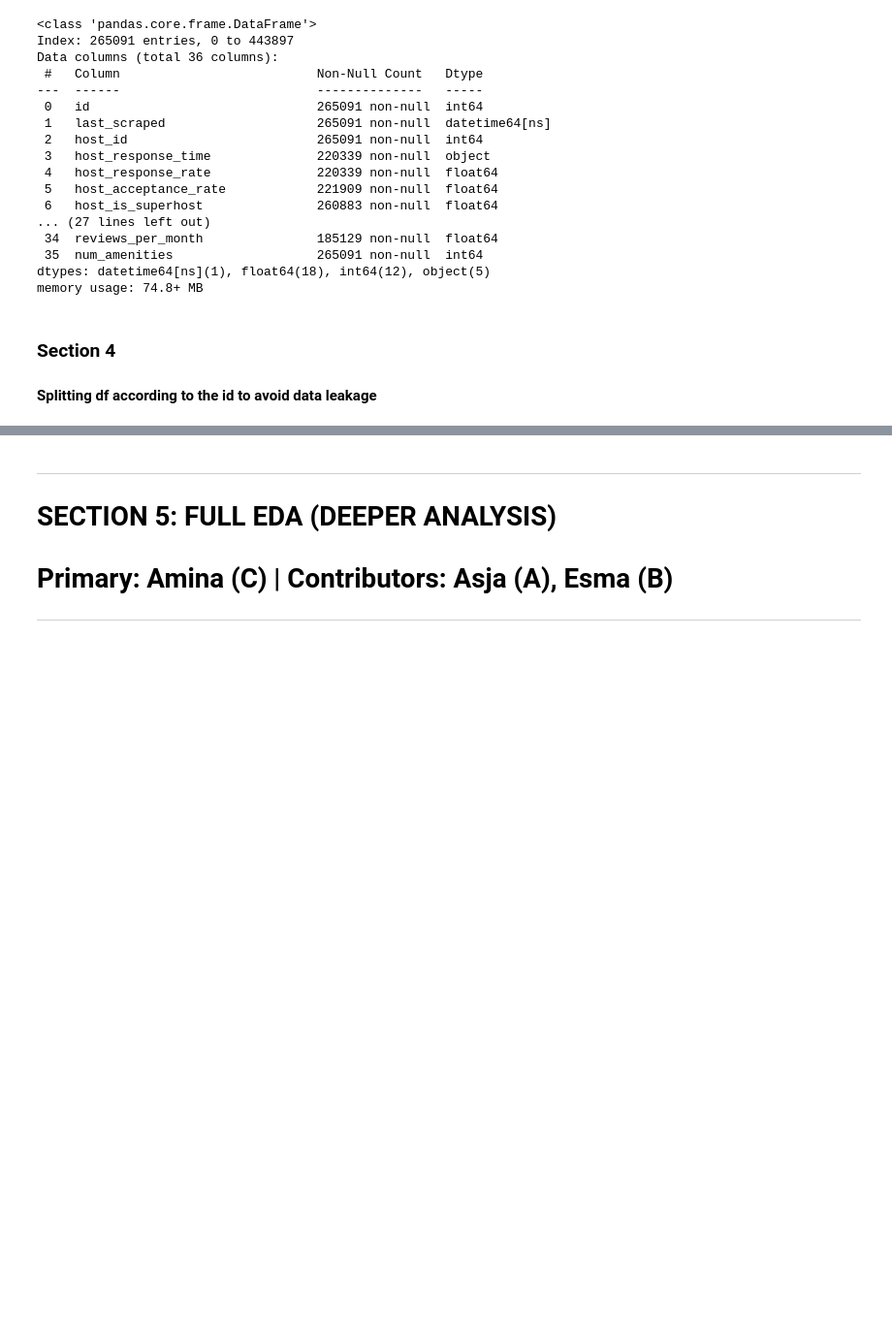
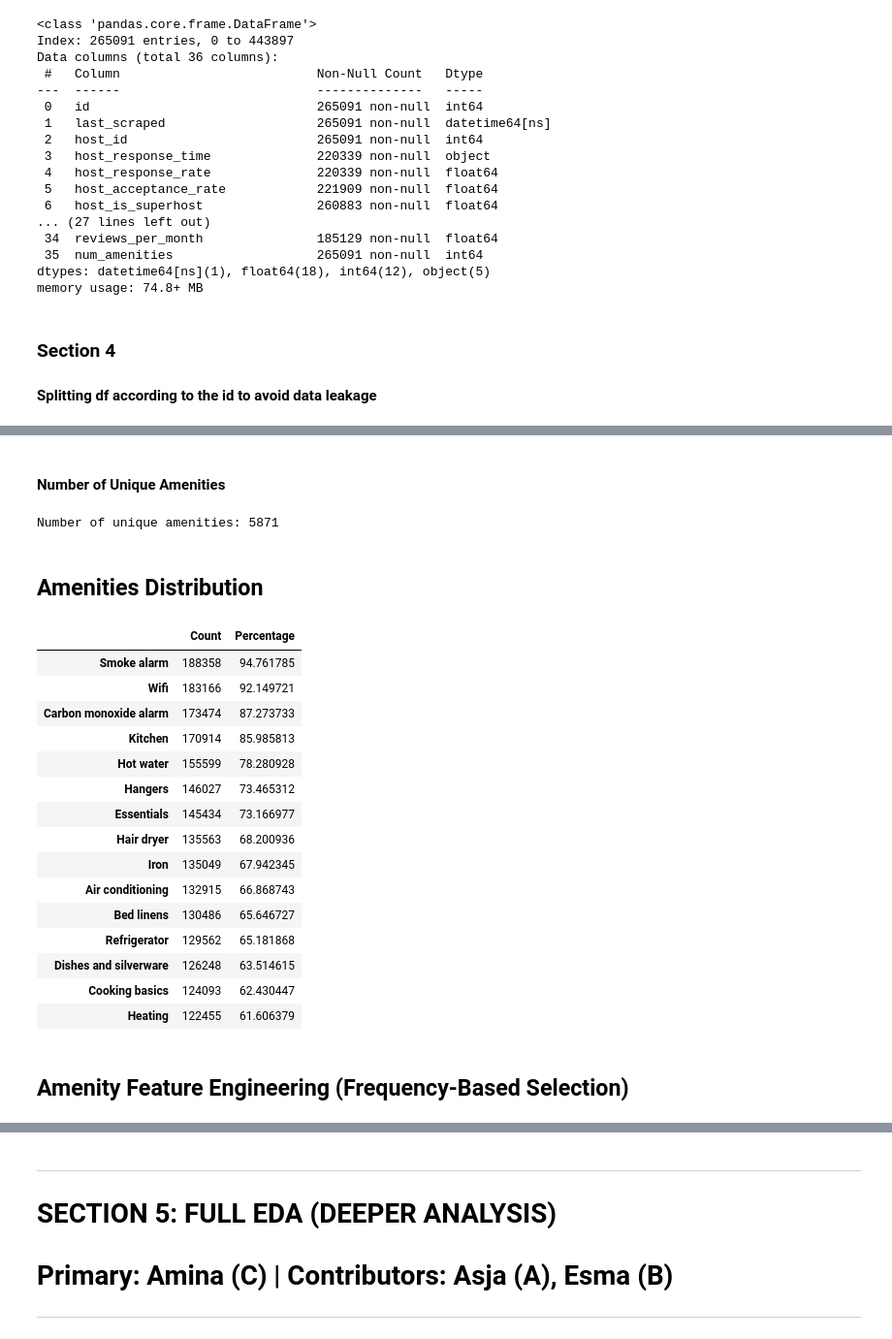
Before and after one commit to aminahrr/AirBnB-ML-project, a Jupyter notebook: notebooks/01_data_preprocessing.ipynb, the cells around one changed output, grey strips where cells are left out. Shown at 97% size. Drawn from its saved outputs; the diff is of its cells as text; code cells hidden in the pictures; blank space fills up the shorter version.

```diff
--- a/notebooks/01_data_preprocessing.ipynb
+++ b/notebooks/01_data_preprocessing.ipynb
@@ -816,0 +383,8 @@ print(selected_amenities)
+# %%
+df_train['days_since_last_scraped'] = (
+    reference_date - df_train['last_scraped']
+).dt.days
+
+df_test['days_since_last_scraped'] = (
+    reference_date - df_test['last_scraped']
+).dt.days
@@ -816,0 +393,2 @@ print(selected_amenities)
+# %% [markdown]
+#### Number of Unique Amenities
@@ -816,0 +399,14 @@ print(selected_amenities)
+# %%
+# Unique amenities (training set)
+unique_amenities = set()
+
+for amenities in df_train['amenities'].dropna():
+    amenities_list = ast.literal_eval(amenities)
+    for amenity in amenities_list:
+        unique_amenities.add(amenity.strip())
+
+print("Number of unique amenities:", len(unique_amenities))
+# %% [output]
+Number of unique amenities: 5871
+# %% [markdown]
+## Amenities Distribution
@@ -816,0 +417,43 @@ print(selected_amenities)
+# %%
+# Frequency table
+amenities_list = (
+    df_train['amenities']
+    .dropna()
+    .apply(lambda x: ast.literal_eval(x))
+)
+
+amenity_counter = Counter(
+    amenity for amenities in amenities_list for amenity in amenities
+)
+
+amenities_df = (
+    pd.DataFrame.from_dict(
+        amenity_counter,
+        orient='index',
+        columns=['Count']
+    )
+    .sort_values(by='Count', ascending=False)
+)
+
+amenities_df['Percentage'] = (
+    amenities_df['Count'] / len(df_train) * 100
+)
+
+amenities_df.head(15)
+# %% [output]
+|  | Count | Percentage |
+| Smoke alarm | 188358 | 94.761785 |
+| Wifi | 183166 | 92.149721 |
+| Carbon monoxide alarm | 173474 | 87.273733 |
+| Kitchen | 170914 | 85.985813 |
+| Hot water | 155599 | 78.280928 |
+| Hangers | 146027 | 73.465312 |
+| Essentials | 145434 | 73.166977 |
+| Hair dryer | 135563 | 68.200936 |
+| Iron | 135049 | 67.942345 |
+| Air conditioning | 132915 | 66.868743 |
+| Bed linens | 130486 | 65.646727 |
+| Refrigerator | 129562 | 65.181868 |
+| Dishes and silverware | 126248 | 63.514615 |
+| Cooking basics | 124093 | 62.430447 |
+| Heating | 122455 | 61.606379 |
@@ -816,0 +474,2 @@ print(selected_amenities)
+# %% [markdown]
+## Amenity Feature Engineering (Frequency-Based Selection)
```
Also changed, not shown: parts of 82 cells of this notebook.
